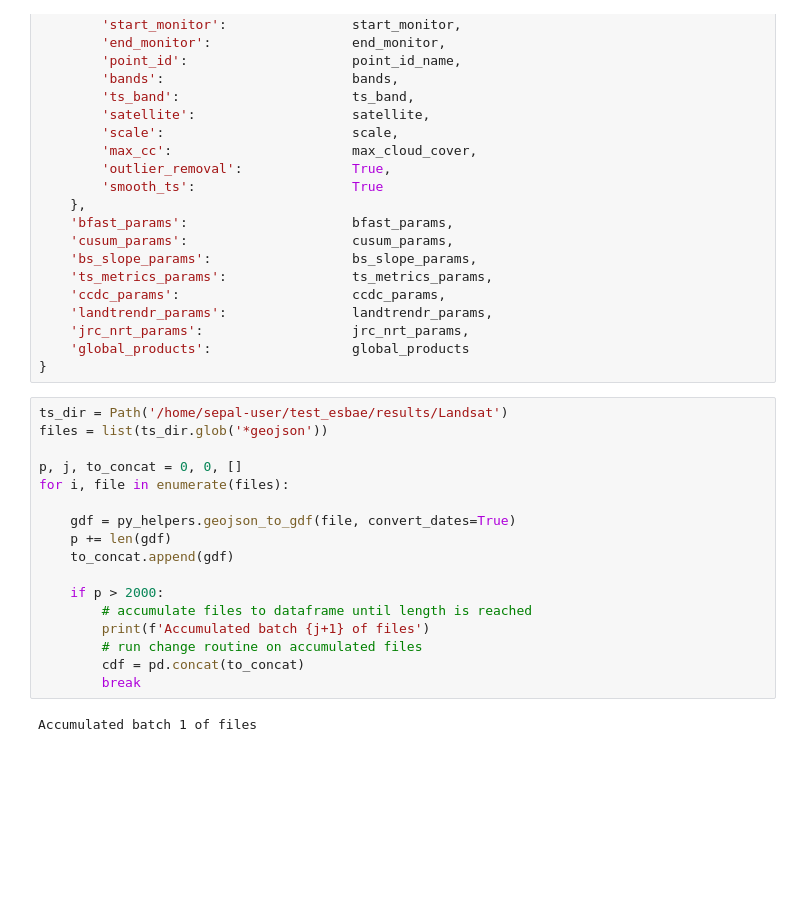
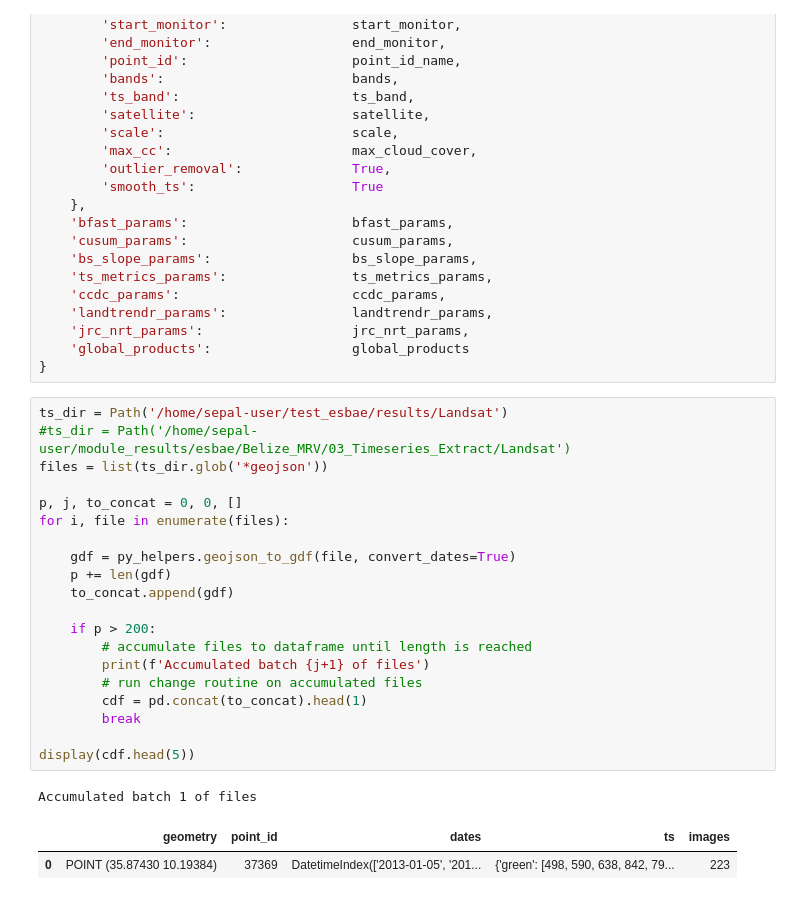
Before and after one commit to sepal-contrib/eSBAE_notebooks, a Jupyter notebook: develop/ccdc.ipynb, the cells around one changed output. Drawn from its saved outputs; the diff is of its cells as text; blank space fills up the shorter version.

```diff
--- a/develop/ccdc.ipynb
+++ b/develop/ccdc.ipynb
@@ -196,20 +196,25 @@ config_dict = {
 }
 # %%
 ts_dir = Path('/home/sepal-user/test_esbae/results/Landsat')
+#ts_dir = Path('/home/sepal-user/module_results/esbae/Belize_MRV/03_Timeseries_Extract/Landsat')
 files = list(ts_dir.glob('*geojson'))
 
 p, j, to_concat = 0, 0, []
 for i, file in enumerate(files):
 
     gdf = py_helpers.geojson_to_gdf(file, convert_dates=True)
     p += len(gdf)
     to_concat.append(gdf)
 
-    if p > 2000:
+    if p > 200:
         # accumulate files to dataframe until length is reached
         print(f'Accumulated batch {j+1} of files')
         # run change routine on accumulated files
-        cdf = pd.concat(to_concat)
+        cdf = pd.concat(to_concat).head(1)
         break
+
+display(cdf.head(5))
 # %% [output]
 Accumulated batch 1 of files
+|  | geometry | point_id | dates | ts | images |
+| 0 | POINT (35.87430 10.19384) | 37369 | DatetimeIndex(['2013-01-05', '201... | {'green': [498, 590, 638, 842, 79... | 223 |
```
Also changed, not shown: parts of 8 cells of this notebook, 2 other files.
